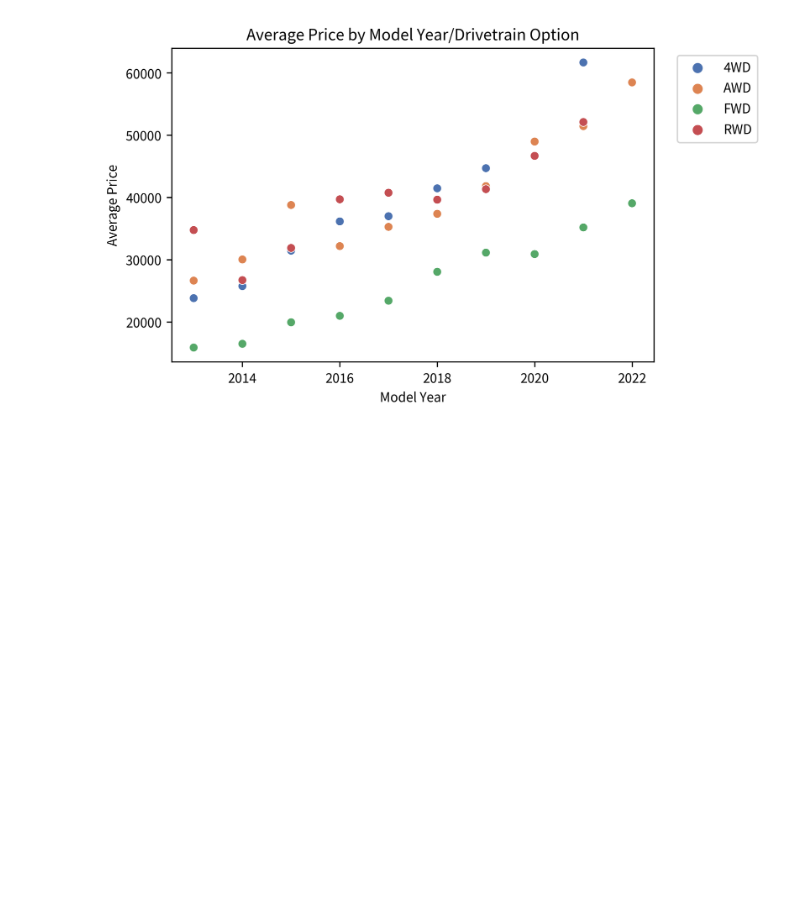
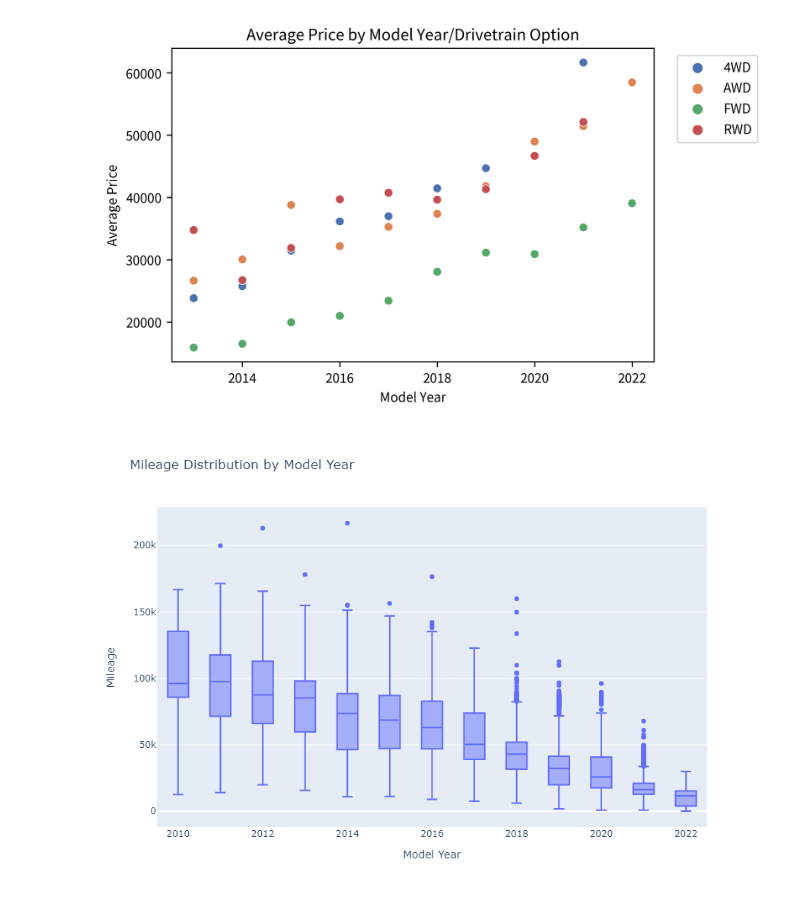
Before and after one commit to mpicard27/Picard-Portfolio-Project, a Jupyter notebook: Used_Car_Analysis.ipynb, the cells around one changed output. Cells and saved outputs as stored; diff of their text form; code cells hidden in the pictures; blank space fills up the shorter version.

Commit message:
Added plotly barplot

```diff
--- a/Used_Car_Analysis.ipynb
+++ b/Used_Car_Analysis.ipynb
@@ -312,4 +312,16 @@ plt.show()
 [figure]
 [figure]
 # %%
-#Make a new df, to compare price and mileage
+#Make mileage boxplots by model year, in both plotly and seaborn/matplotlib
+
+#Make plot in plotly express
+fig = px.box(cars_data[cars_data['Year'] > 2009], x = 'Year', y = 'Mileage',
+
+             labels = {'Year' : 'Model Year'},
+             title = 'Mileage Distribution by Model Year',
+            height = 600)
+fig.show()
+
+#Make similar plot in seaborn/matplotlib
+# %% [output]
+[figure, added]
```
Also changed, not shown: parts of 1 cell of this notebook.
